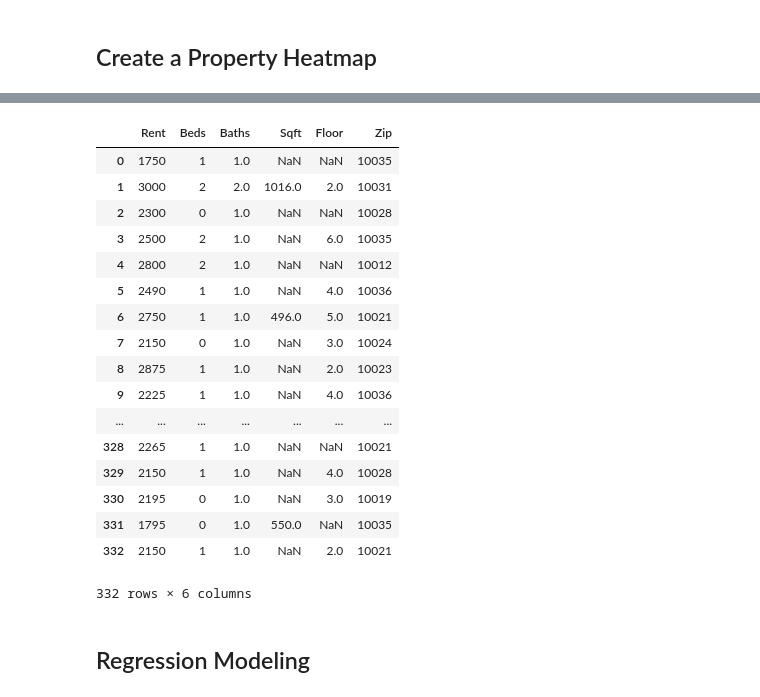
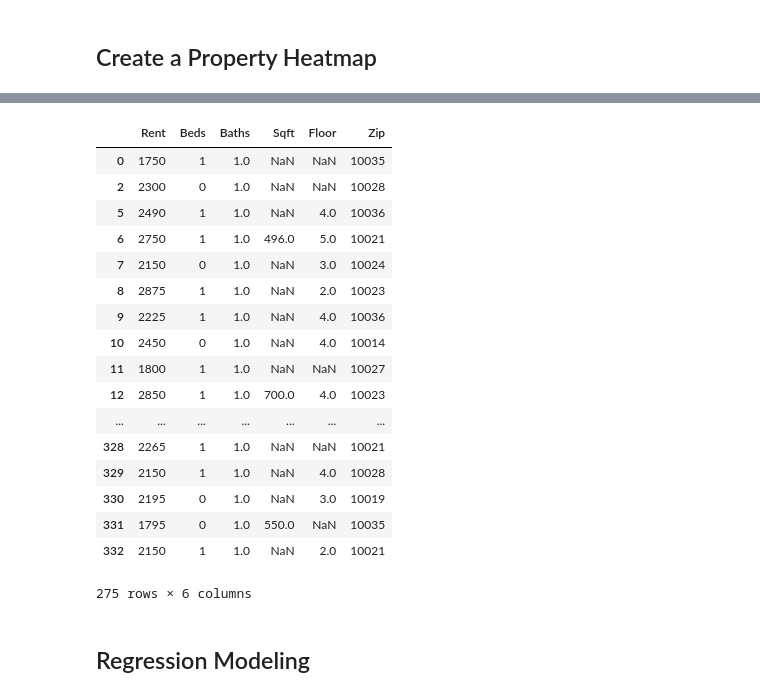
Before and after one commit to palanceli/Python-Machine-Learning-Blueprints, a Jupyter notebook: Chapter 02/Python Machine Learning Blueprints Ch. 2.ipynb, the cells around one changed output, grey strips where cells are left out. Drawn from its saved outputs; the diff is of its cells as text; code cells hidden in the pictures.

```diff
--- a/Chapter 02/Python Machine Learning Blueprints Ch. 2.ipynb
+++ b/Chapter 02/Python Machine Learning Blueprints Ch. 2.ipynb
@@ -608,24 +607,24 @@ map.save('nyc.html')
-# %%
-sudf
-# %% [output]
-|  | Rent | Beds | Baths | Sqft | Floor | Zip |
-| 0 | 1750 | 1 | 1.0 | NaN | NaN | 10035 |
-| 1 | 3000 | 2 | 2.0 | 1016.0 | 2.0 | 10031 |
-| 2 | 2300 | 0 | 1.0 | NaN | NaN | 10028 |
-| 3 | 2500 | 2 | 1.0 | NaN | 6.0 | 10035 |
-| 4 | 2800 | 2 | 1.0 | NaN | NaN | 10012 |
-| 5 | 2490 | 1 | 1.0 | NaN | 4.0 | 10036 |
-| 6 | 2750 | 1 | 1.0 | 496.0 | 5.0 | 10021 |
-| 7 | 2150 | 0 | 1.0 | NaN | 3.0 | 10024 |
-| 8 | 2875 | 1 | 1.0 | NaN | 2.0 | 10023 |
-| 9 | 2225 | 1 | 1.0 | NaN | 4.0 | 10036 |
-| ... | ... | ... | ... | ... | ... | ... |
-| 328 | 2265 | 1 | 1.0 | NaN | NaN | 10021 |
-| 329 | 2150 | 1 | 1.0 | NaN | 4.0 | 10028 |
-| 330 | 2195 | 0 | 1.0 | NaN | 3.0 | 10019 |
-| 331 | 1795 | 0 | 1.0 | 550.0 | NaN | 10035 |
-| 332 | 2150 | 1 | 1.0 | NaN | 2.0 | 10021 |
-332 rows × 6 columns
+# %%
+su_lt_two
+# %% [output]
+|  | Rent | Beds | Baths | Sqft | Floor | Zip |
+| 0 | 1750 | 1 | 1.0 | NaN | NaN | 10035 |
+| 2 | 2300 | 0 | 1.0 | NaN | NaN | 10028 |
+| 5 | 2490 | 1 | 1.0 | NaN | 4.0 | 10036 |
+| 6 | 2750 | 1 | 1.0 | 496.0 | 5.0 | 10021 |
+| 7 | 2150 | 0 | 1.0 | NaN | 3.0 | 10024 |
+| 8 | 2875 | 1 | 1.0 | NaN | 2.0 | 10023 |
+| 9 | 2225 | 1 | 1.0 | NaN | 4.0 | 10036 |
+| 10 | 2450 | 0 | 1.0 | NaN | 4.0 | 10014 |
+| 11 | 1800 | 1 | 1.0 | NaN | NaN | 10027 |
+| 12 | 2850 | 1 | 1.0 | 700.0 | 4.0 | 10023 |
+| ... | ... | ... | ... | ... | ... | ... |
+| 328 | 2265 | 1 | 1.0 | NaN | NaN | 10021 |
+| 329 | 2150 | 1 | 1.0 | NaN | 4.0 | 10028 |
+| 330 | 2195 | 0 | 1.0 | NaN | 3.0 | 10019 |
+| 331 | 1795 | 0 | 1.0 | 550.0 | NaN | 10035 |
+| 332 | 2150 | 1 | 1.0 | NaN | 2.0 | 10021 |
+275 rows × 6 columns
 # %% [markdown]
 ## Regression Modeling
 # %%
```
Also changed, not shown: parts of 13 cells of this notebook.
